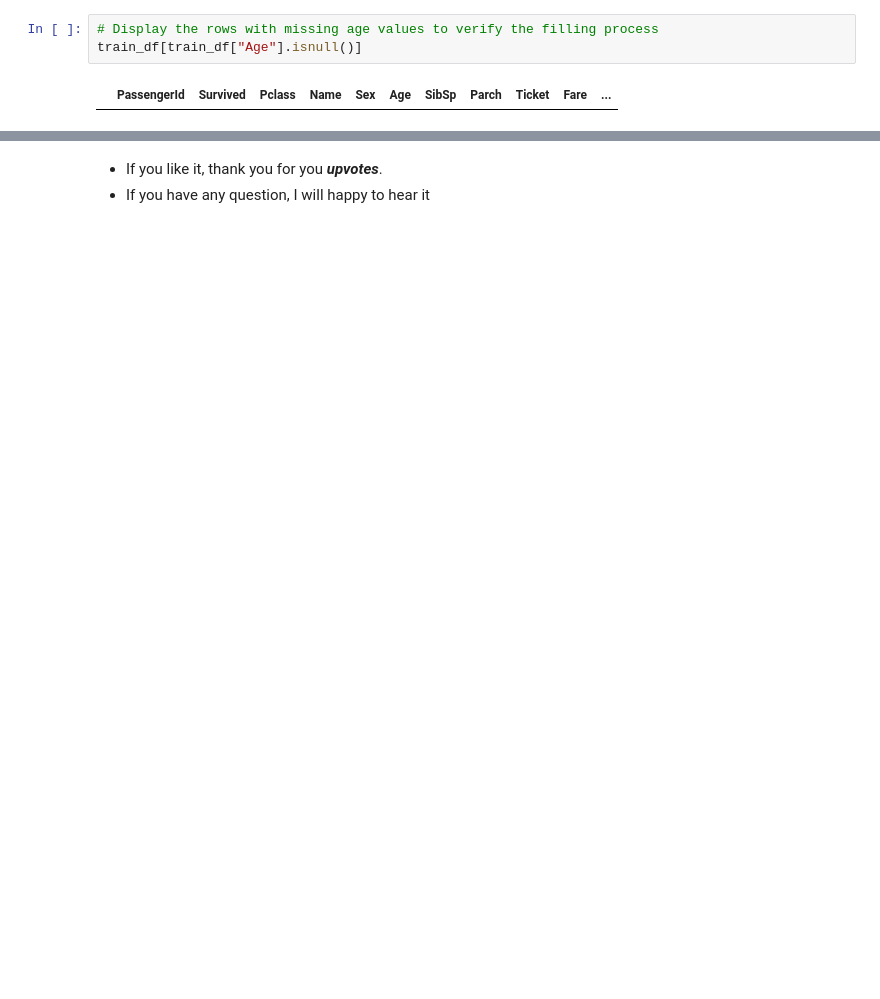
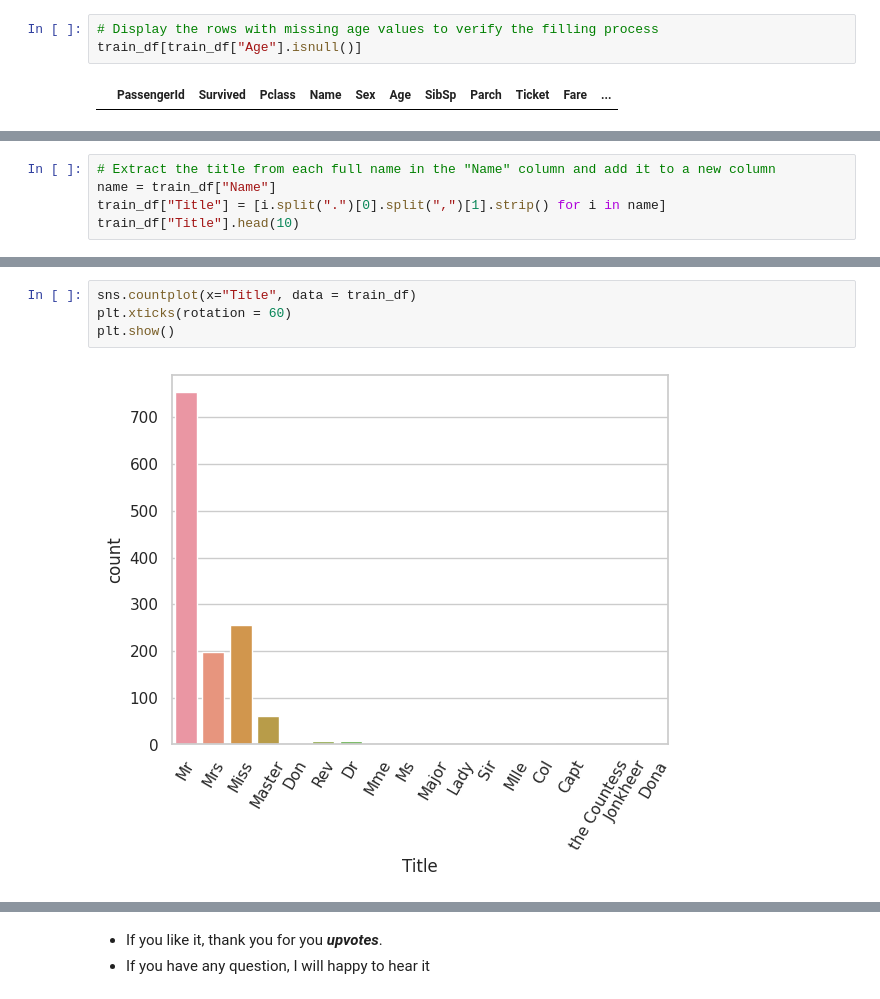
Before and after one commit to aeyeniay/TitanicEDA, a Jupyter notebook: titanic-eda.ipynb, the cells around one changed output, grey strips where cells are left out. Drawn from its saved outputs; the diff is of its cells as text; blank space fills up the shorter version.

```diff
--- a/titanic-eda.ipynb
+++ b/titanic-eda.ipynb
@@ -748,0 +839,5 @@ train_df[train_df["Age"].isnull()]
+# %%
+# Extract the title from each full name in the "Name" column and add it to a new column
+name = train_df["Name"]
+train_df["Title"] = [i.split(".")[0].split(",")[1].strip() for i in name]
+train_df["Title"].head(10)
@@ -748,0 +856,6 @@ train_df[train_df["Age"].isnull()]
+# %%
+sns.countplot(x="Title", data = train_df)
+plt.xticks(rotation = 60)
+plt.show()
+# %% [output]
+[figure, added]
```
Also changed, not shown: parts of 67 cells of this notebook.
